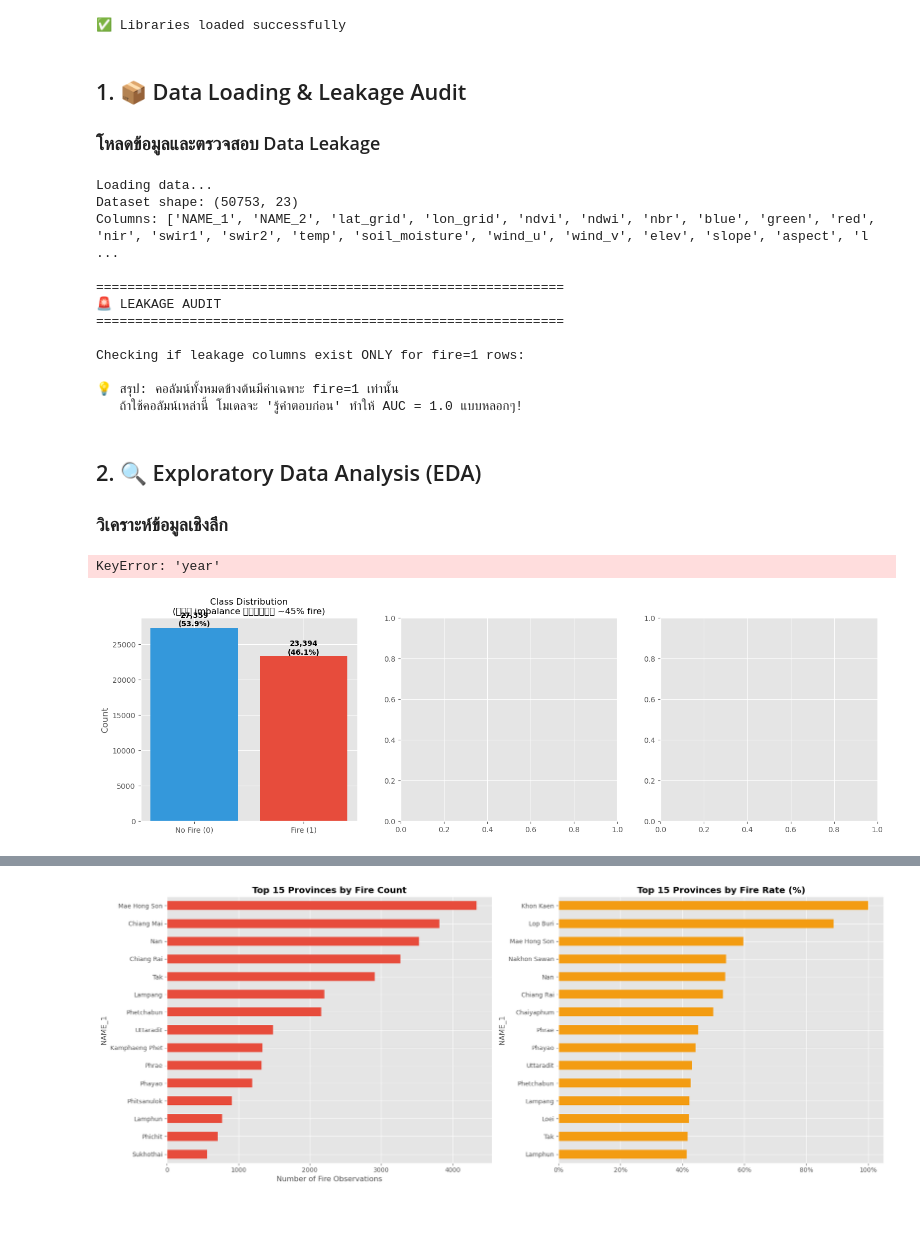
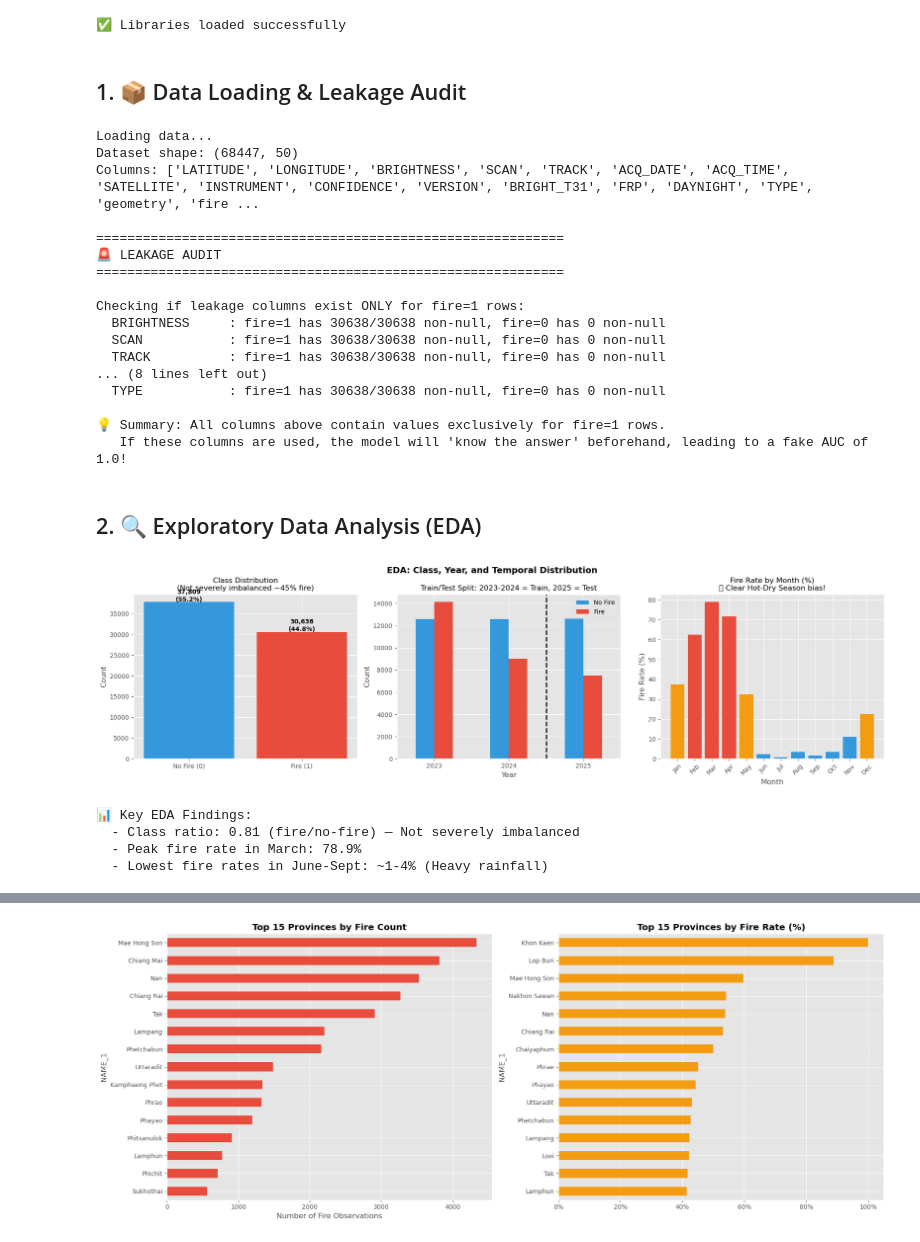
Before and after one commit to Punbomz/Fire-Prediction, a Jupyter notebook: Notebooks/eda_modeling.ipynb, the cells around one changed output, grey strips where cells are left out. Cells and saved outputs as stored; diff of their text form; code cells hidden in the pictures; blank space fills up the shorter version.

```diff
--- a/Notebooks/eda_modeling.ipynb
+++ b/Notebooks/eda_modeling.ipynb
@@ -52,25 +52,25 @@ print("✅ Libraries loaded successfully")
 ✅ Libraries loaded successfully
 # %% [markdown]
 ## 1. 📦 Data Loading & Leakage Audit
-### โหลดข้อมูลและตรวจสอบ Data Leakage
 # %%
 # ============================================================
 # 1.1 Load Data
 # ============================================================
 print("Loading data...")
+# Load the primary dataset. 'low_memory=False' is used to prevent type inference issues with large CSV files.
 df_raw = pd.read_csv('../Dataset/df_final_model.csv', low_memory=False)
 print(f"Dataset shape: {df_raw.shape}")
 print(f"Columns: {list(df_raw.columns)}")
 
 # ============================================================
-# 1.2 LEAKAGE AUDIT — หัวใจสำคัญที่สุด!
+# 1.2 LEAKAGE AUDIT — The most critical part!
 # ============================================================
 print("\n" + "="*60)
 print("🚨 LEAKAGE AUDIT")
 print("="*60)
 
-# คอลัมน์เหล่านี้มาจาก MODIS satellite detection
-# ซึ่งหมายความว่ามีค่าก็ต่อเมื่อดาวเทียมตรวจพบไฟเท่านั้น!
+# These columns originate from MODIS satellite detection data.
+# They are "Target Leaks" because they only contain values when a fire is actually detected!
 leakage_cols = [
     'BRIGHTNESS', 'SCAN', 'TRACK', 'ACQ_TIME', 'SATELLITE',
     'INSTRUMENT', 'CONFIDENCE', 'VERSION', 'BRIGHT_T31',
@@ -80,15 +80,16 @@ leakage_cols = [
 print("\nChecking if leakage columns exist ONLY for fire=1 rows:")
 for col in leakage_cols:
     if col in df_raw.columns:
+        # Count non-null entries for both fire (1) and non-fire (0) classes to detect bias.
         fire1_notna = df_raw[df_raw['fire'] == 1][col].notna().sum()
         fire0_notna = df_raw[df_raw['fire'] == 0][col].notna().sum()
         total_fire1 = (df_raw['fire'] == 1).sum()
         print(f"  {col:15s}: fire=1 has {fire1_notna}/{total_fire1} non-null, fire=0 has {fire0_notna} non-null")
 
-print("\n💡 สรุป: คอลัมน์ทั้งหมดข้างต้นมีค่าเฉพาะ fire=1 เท่านั้น")
-print("   ถ้าใช้คอลัมน์เหล่านี้ โมเดลจะ 'รู้คำตอบก่อน' ทำให้ AUC = 1.0 แบบหลอกๆ!")
+print("\n💡 Summary: All columns above contain values exclusively for fire=1 rows.")
+print("   If these columns are used, the model will 'know the answer' beforehand, leading to a fake AUC of 1.0!")
 
-# คอลัมน์ junk ที่ไม่ใช้ (admin codes, geometry)
+# Junk columns (administrative codes, geometry, and unused metadata) that should be removed.
 junk_cols = [
     'GID_0', 'GID_1', 'GID_2', 'CC_2', 'HASC_2', 'NL_NAME_1',
     'NL_NAME_2', 'COUNTRY', 'VARNAME_2', 'index_right', 'geometry',
@@ -96,65 +97,82 @@ junk_cols = [
 ]
 # %% [output]
 Loading data...
-Dataset shape: (50753, 23)
-Columns: ['NAME_1', 'NAME_2', 'lat_grid', 'lon_grid', 'ndvi', 'ndwi', 'nbr', 'blue', 'green', 'red', 'nir', 'swir1', 'swir2', 'temp', 'soil_moisture', 'wind_u', 'wind_v', 'elev', 'slope', 'aspect', 'l ...
+Dataset shape: (68447, 50)
+Columns: ['LATITUDE', 'LONGITUDE', 'BRIGHTNESS', 'SCAN', 'TRACK', 'ACQ_DATE', 'ACQ_TIME', 'SATELLITE', 'INSTRUMENT', 'CONFIDENCE', 'VERSION', 'BRIGHT_T31', 'FRP', 'DAYNIGHT', 'TYPE', 'geometry', 'fire ...
 
 ============================================================
 🚨 LEAKAGE AUDIT
 ============================================================
 
 Checking if leakage columns exist ONLY for fire=1 rows:
+  BRIGHTNESS     : fire=1 has 30638/30638 non-null, fire=0 has 0 non-null
+  SCAN           : fire=1 has 30638/30638 non-null, fire=0 has 0 non-null
+  TRACK          : fire=1 has 30638/30638 non-null, fire=0 has 0 non-null
+... (8 lines left out)
+  TYPE           : fire=1 has 30638/30638 non-null, fire=0 has 0 non-null
 
-💡 สรุป: คอลัมน์ทั้งหมดข้างต้นมีค่าเฉพาะ fire=1 เท่านั้น
-   ถ้าใช้คอลัมน์เหล่านี้ โมเดลจะ 'รู้คำตอบก่อน' ทำให้ AUC = 1.0 แบบหลอกๆ!
+💡 Summary: All columns above contain values exclusively for fire=1 rows.
+   If these columns are used, the model will 'know the answer' beforehand, leading to a fake AUC of 1.0!
 # %% [markdown]
 ## 2. 🔍 Exploratory Data Analysis (EDA)
-### วิเคราะห์ข้อมูลเชิงลึก
 # %%
 # ============================================================
 # 2.1 Class Imbalance & Year Distribution
 # ============================================================
+# Create a figure with 3 subplots to visualize class, yearly, and monthly distributions.
 fig, axes = plt.subplots(1, 3, figsize=(18, 5))
 
 # Class distribution
+# Count occurrences of fire (1) vs no-fire (0).
 fire_counts = df_raw['fire'].value_counts()
 axes[0].bar(['No Fire (0)', 'Fire (1)'], fire_counts.values, color=['#3498db', '#e74c3c'])
-axes[0].set_title('Class Distribution\n(ไม่ imbalance รุนแรง ~45% fire)', fontsize=12)
+axes[0].set_title('Class Distribution\n(Not severely imbalanced ~45% fire)', fontsize=12)
+
+# Annotate bars with counts and percentages.
 for i, v in enumerate(fire_counts.values):
     axes[0].text(i, v + 200, f'{v:,}\n({v/len(df_raw)*100:.1f}%)', ha='center', fontweight='bold')
 axes[0].set_ylabel('Count')
 
 # Year distribution
+# Group data by year and class to visualize the temporal split strategy.
 year_fire = df_raw.groupby(['year', 'fire']).size().unstack(fill_value=0)
 year_fire.plot(kind='bar', ax=axes[1], color=['#3498db', '#e74c3c'], legend=True)
-axes[1].set_title('Train/Test Split: ปี 2023-2024 = Train, 2025 = Test', fontsize=12)
+axes[1].set_title('Train/Test Split: 2023-2024 = Train, 2025 = Test', fontsize=12)
 axes[1].set_xlabel('Year')
 axes[1].set_ylabel('Count')
 axes[1].tick_params(axis='x', rotation=0)
 axes[1].legend(['No Fire', 'Fire'])
+
+# Draw a vertical line to indicate the split point between training and testing data.
 axes[1].axvline(x=1.5, color='black', linestyle='--', linewidth=2, label='Train|Test')
 
-# Month vs fire rate — นี่คือ Calendar Bias!
+# Month vs fire rate — This highlights Calendar Bias!
+# Calculate the percentage of fire occurrences for each month.
 month_fire = df_raw.groupby('month')['fire'].mean() * 100
+
+# Color bars based on risk levels.
 axes[2].bar(month_fire.index, month_fire.values,
             color=['#e74c3c' if v > 50 else '#f39c12' if v > 20 else '#3498db' for v in month_fire.values])
-axes[2].set_title('Fire Rate by Month (%)\n🔴 Hot-Dry Season bias ชัดเจนมาก!', fontsize=12)
+axes[2].set_title('Fire Rate by Month (%)\n🔴 Clear Hot-Dry Season bias!', fontsize=12)
 axes[2].set_xlabel('Month')
 axes[2].set_ylabel('Fire Rate (%)')
 axes[2].set_xticks(range(1, 13))
 axes[2].set_xticklabels(['Jan','Feb','Mar','Apr','May','Jun','Jul','Aug','Sep','Oct','Nov','Dec'], rotation=45)
 
 plt.tight_layout()
 plt.suptitle('EDA: Class, Year, and Temporal Distribution', y=1.02, fontsize=14, fontweight='bold')
 plt.show()
 
 print("\n📊 Key EDA Findings:")
-print(f"  - Class ratio: {fire_counts[1]/fire_counts[0]:.2f} (fire/no-fire) — ไม่ imbalance รุนแรง")
-print(f"  - เดือน 3 มีอัตราไฟสูงสุด: {month_fire[3]:.1f}%")
-print(f"  - เดือน 6-9 มีอัตราไฟต่ำสุด: ~1-4% (ฝนตกหนัก)")
+print(f"  - Class ratio: {fire_counts[1]/fire_counts[0]:.2f} (fire/no-fire) — Not severely imbalanced")
+print(f"  - Peak fire rate in March: {month_fire[3]:.1f}%")
+print(f"  - Lowest fire rates in June-Sept: ~1-4% (Heavy rainfall)")
 # %% [output]
+[figure, new version]
-KeyError: 'year'
+📊 Key EDA Findings:
+  - Class ratio: 0.81 (fire/no-fire) — Not severely imbalanced
+  - Peak fire rate in March: 78.9%
+  - Lowest fire rates in June-Sept: ~1-4% (Heavy rainfall)
-[figure, old version]
 # %%
 # ============================================================
 # 2.2 Feature Correlation & Geographic Distribution
```
Also changed, not shown: parts of 17 cells of this notebook, 10 other files.
